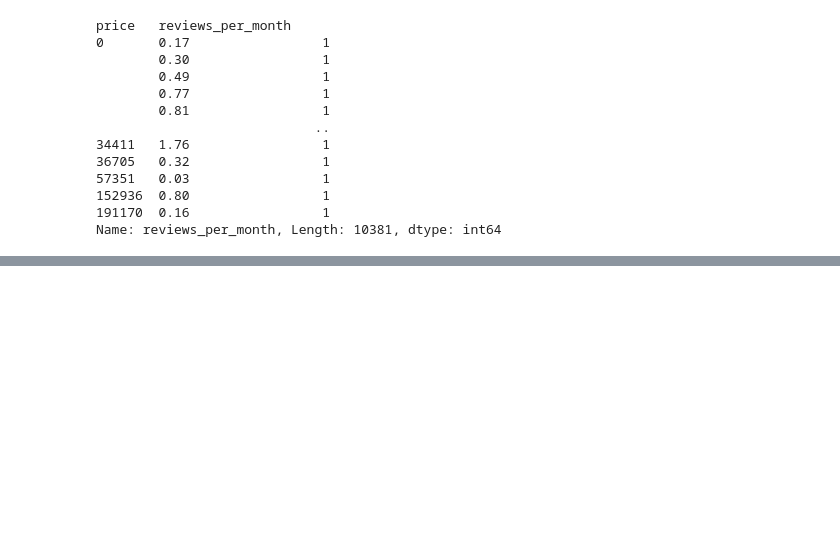
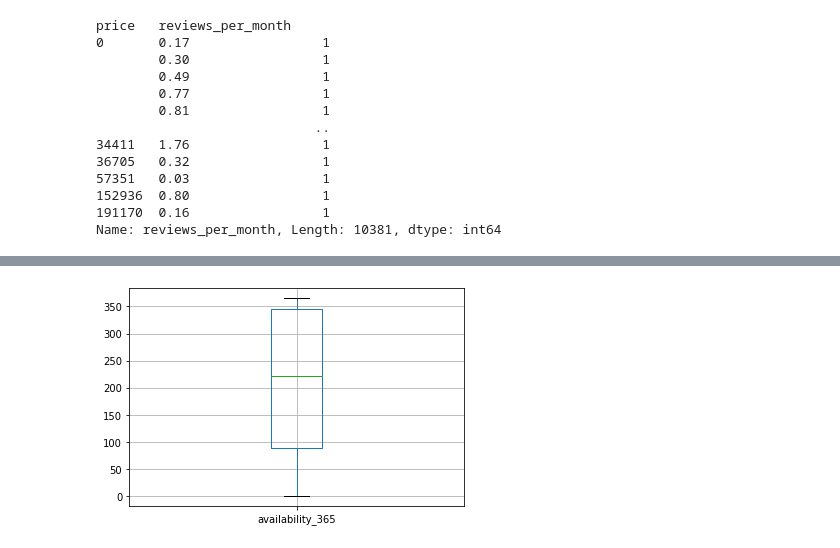
Before and after one commit to elc17/Project_1, a Jupyter notebook: project_1.ipynb, the cells around one changed output, grey strips where cells are left out. Cells and saved outputs as stored; diff of their text form; code cells hidden in the pictures; blank space fills up the shorter version.

```diff
--- a/project_1.ipynb
+++ b/project_1.ipynb
@@ -112,0 +206,5 @@ Name: reviews_per_month, Length: 10381, dtype: int64
+# %%
+data_df.boxplot(column=["availability_365"])
+plt.show()
+# %% [output]
+[figure, added]
```
Also changed, not shown: parts of 9 cells of this notebook.
